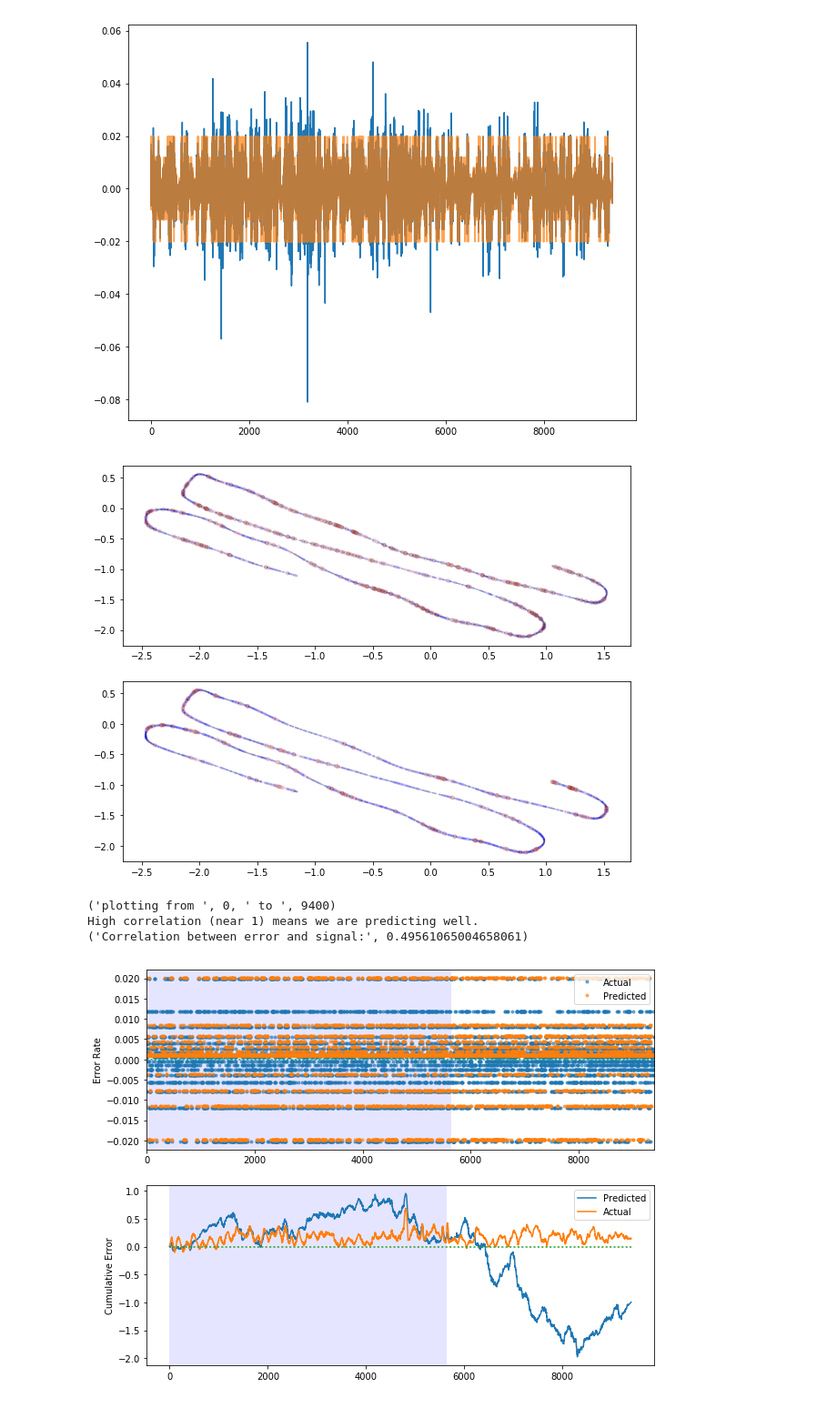
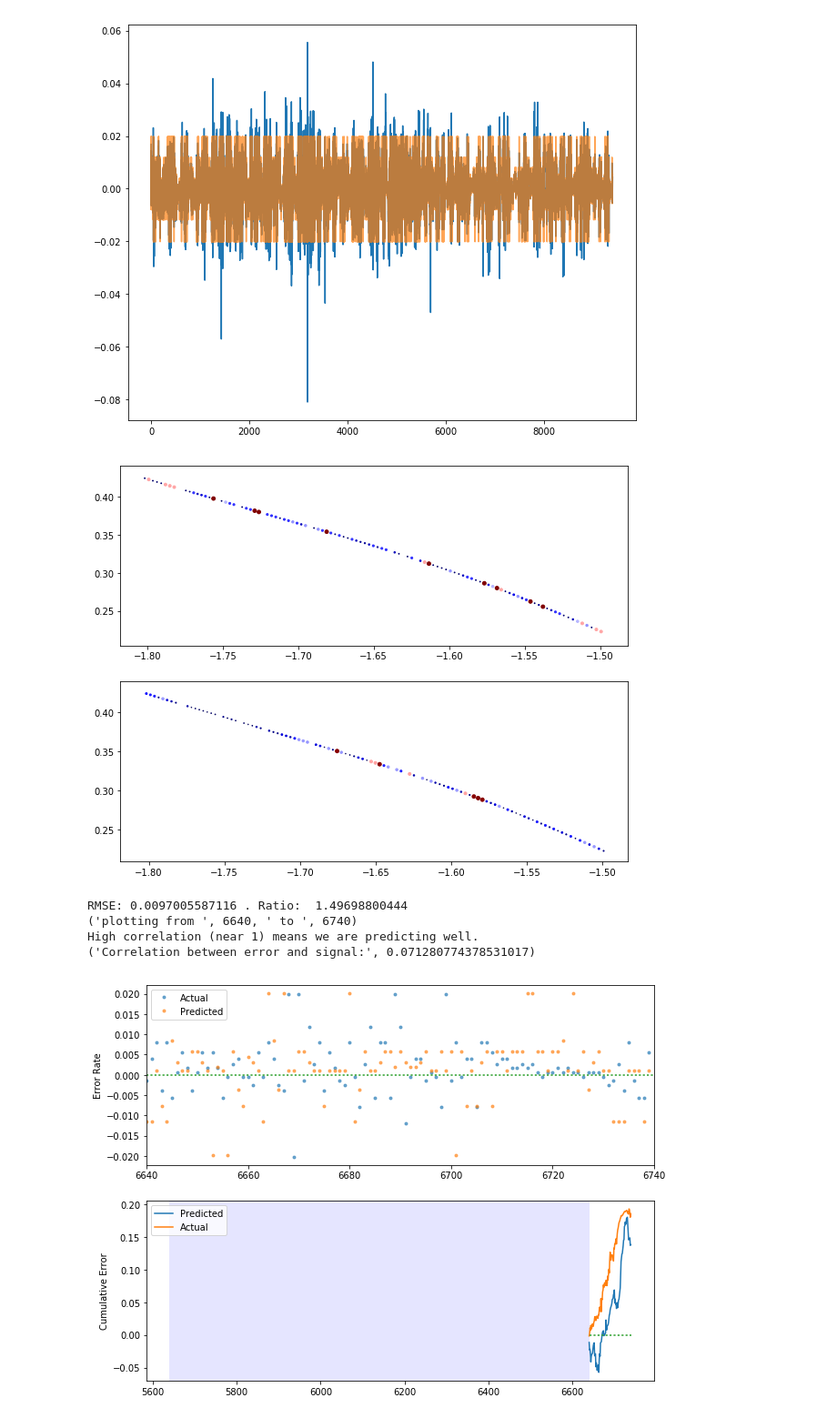
Before and after one commit to chelseas/teach-me-to-tango, a Jupyter notebook: Visualize Results.ipynb, the cells around one changed output. Shown at 91% size. Saved outputs shown, nothing was run; the diff lists cells and outputs as text; code cells hidden in the pictures.

```diff
--- a/Visualize Results.ipynb
+++ b/Visualize Results.ipynb
@@ -106,25 +106,33 @@ prediction -= (m1-m2)
 #ground_truth= np.clip(ground_truth, -100, 0)
 #prediction = np.clip(prediction, -100, 0)
 # %%
-xpos = imu_data[N_training:-BATCH_SIZE,-3]
-ypos = imu_data[N_training:-BATCH_SIZE,-2]
+ns = N_training+1000
+ne = N_training+1100
+
+
+xpos = imu_data[ns:ne,-3]
+ypos = imu_data[ns:ne,-2]
 
 # Now generate the figures that Brian wants:
 min_val = np.min(mean_vals)
 max_val = np.max(mean_vals)
 plt.subplot(2,1,1)
-plt.scatter(xpos,ypos,c=np.abs(prediction[N_training:-BATCH_SIZE]),s=15*np.abs(prediction[N_training:-BATCH_SIZE])/max_val, cmap='seismic',alpha=0.1)
+plt.scatter(xpos,ypos,c=np.abs(prediction[ns:ne]),s=15*np.abs(prediction[ns:ne])/max_val, cmap='seismic')
 plt.clim([0, np.log(1+max_val)])
 plt.subplot(2,1,2)
-plt.scatter(xpos,ypos,c=np.abs(ground_truth[N_training:-BATCH_SIZE]),s=15*np.abs(ground_truth[N_training:-BATCH_SIZE])/max_val,cmap='seismic',alpha=0.1)
+plt.scatter(xpos,ypos,c=np.abs(ground_truth[ns:ne]),s=15*np.abs(ground_truth[ns:ne])/max_val,cmap='seismic')
 plt.clim([0, np.max([-min_val,max_val])])
 plt.show()
 
+r_pred= utilities.calc_rmse(prediction[ns:ne],ground_truth[ns:ne])
+r_zero = utilities.calc_rmse(np.zeros_like(ground_truth[ns:ne]),ground_truth[ns:ne])
+print('RMSE:', r_pred, '. Ratio: ', r_pred/r_zero)
 
-c = utilities.plot_data(0,y_data.shape[0], prediction, ground_truth, x_train.shape[0])
+c = utilities.plot_data(ns,ne, prediction, ground_truth, x_train.shape[0])
 # %% [output]
-[figure, old version]
+[figure, new version]
-('plotting from ', 0, ' to ', 9400)
+RMSE: 0.0097005587116 . Ratio:  1.49698800444
+('plotting from ', 6640, ' to ', 6740)
 High correlation (near 1) means we are predicting well.
-('Correlation between error and signal:', 0.49561065004658061)
+('Correlation between error and signal:', 0.071280774378531017)
-[figure, old version]
+[figure, new version]
```
Also changed, not shown: parts of 1 cell of this notebook, 2 other files.
